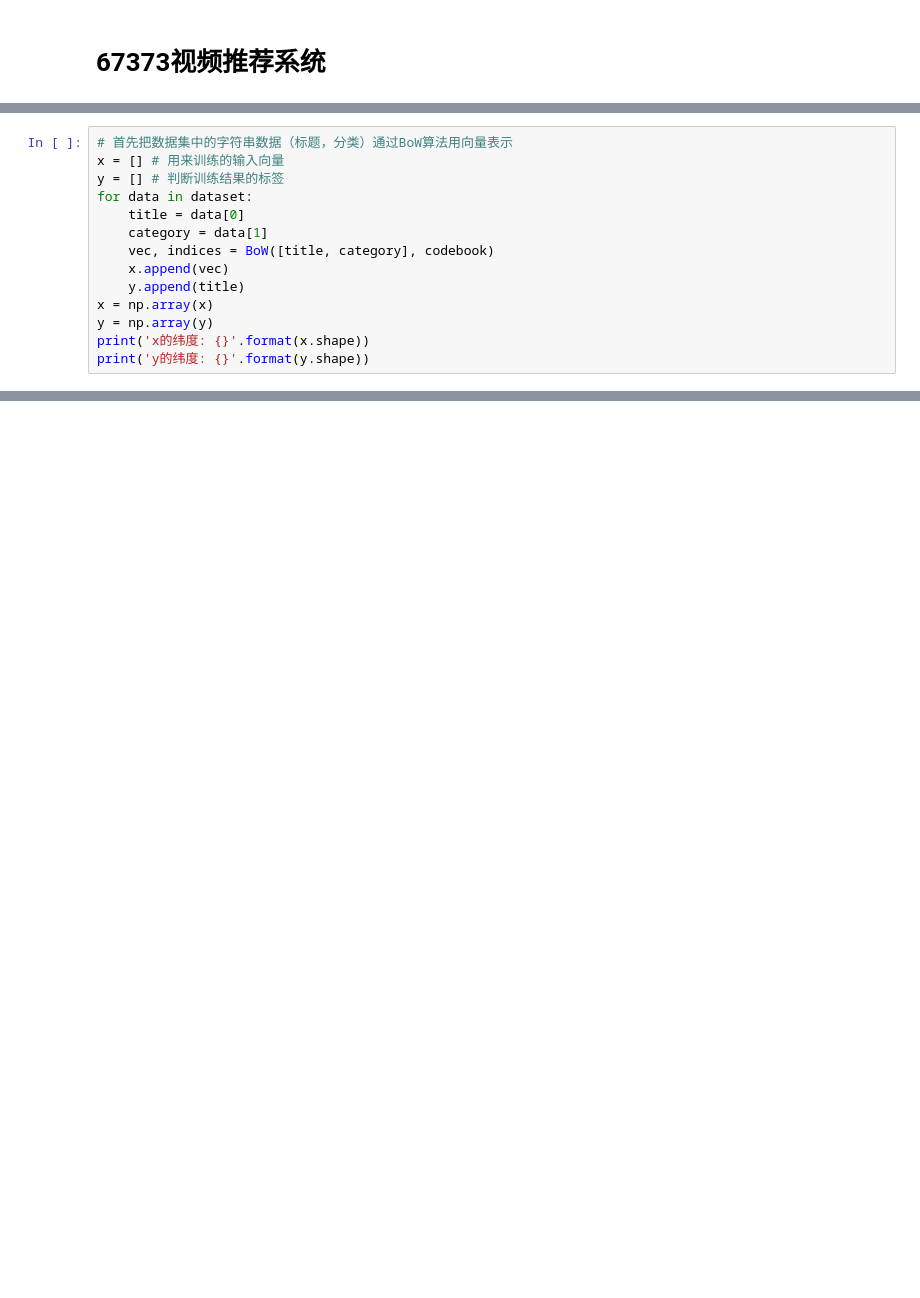
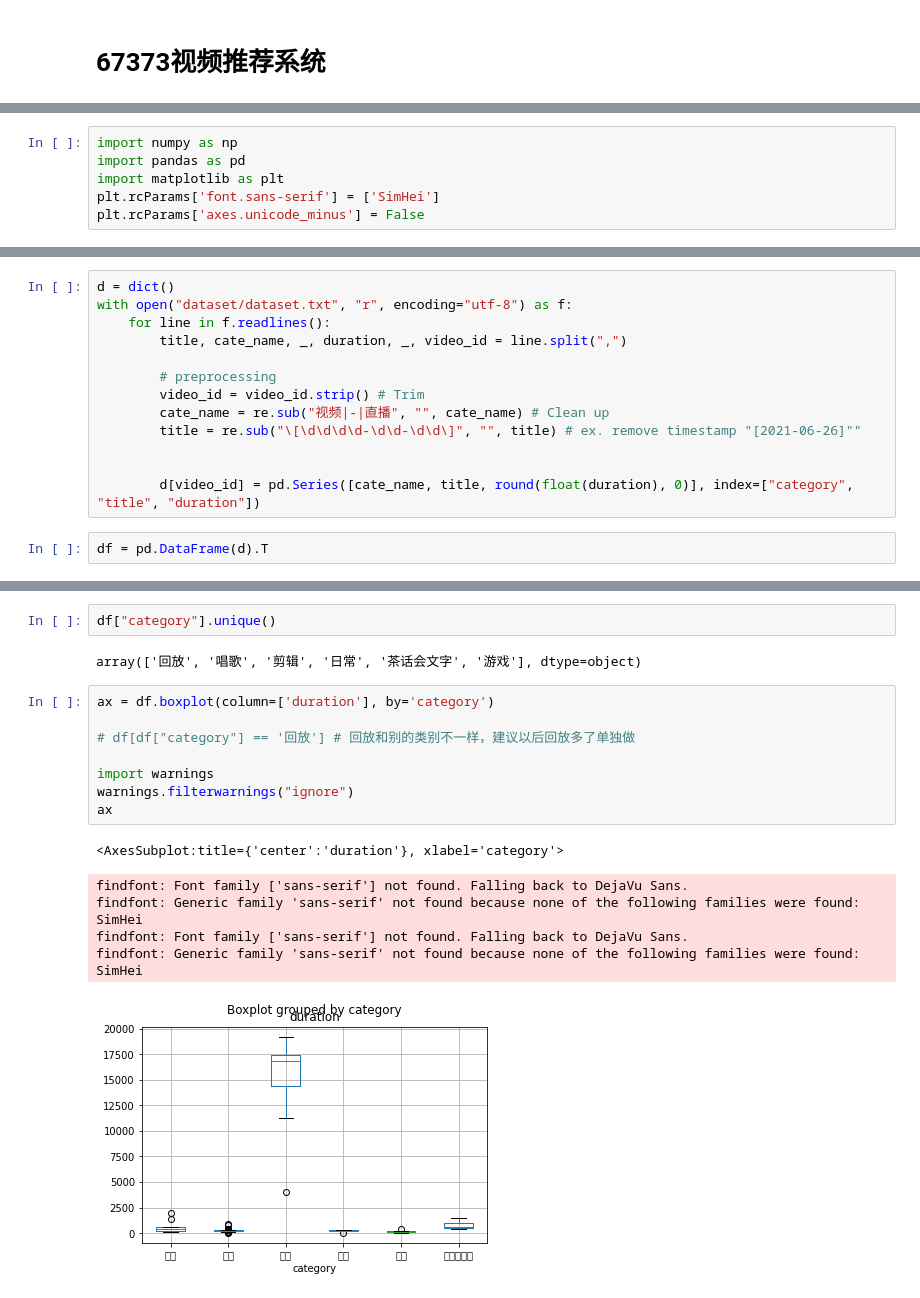
Before and after one commit to cubricmms/67373-RecommSystem, a Jupyter notebook: main.ipynb, the cells around one changed output, grey strips where cells are left out. Drawn from its saved outputs; the diff is of its cells as text; blank space fills up the shorter version.

```diff
--- a/main.ipynb
+++ b/main.ipynb
@@ -81,14 +2,0 @@ print('索引位置为:\n{}'.format(indices))
-# %%
-# 首先把数据集中的字符串数据（标题，分类）通过BoW算法用向量表示
-x = [] # 用来训练的输入向量
-y = [] # 判断训练结果的标签
-for data in dataset:
-    title = data[0]
-    category = data[1]
-    vec, indices = BoW([title, category], codebook)
-    x.append(vec)
-    y.append(title)
-x = np.array(x)
-y = np.array(y)
-print('x的纬度: {}'.format(x.shape))
-print('y的纬度: {}'.format(y.shape))
@@ -157,0 +5,6 @@ test_results.close()
+# %%
+import numpy as np
+import pandas as pd
+import matplotlib as plt
+plt.rcParams['font.sans-serif'] = ['SimHei']
+plt.rcParams['axes.unicode_minus'] = False
@@ -157,0 +15,15 @@ test_results.close()
+# %%
+d = dict()
+with open("dataset/dataset.txt", "r", encoding="utf-8") as f:
+    for line in f.readlines():
+        title, cate_name, _, duration, _, video_id = line.split(",")
+
+        # preprocessing
+        video_id = video_id.strip() # Trim
+        cate_name = re.sub("视频|-|直播", "", cate_name) # Clean up
+        title = re.sub("\[\d\d\d\d-\d\d-\d\d\]", "", title) # ex. remove timestamp "[2021-06-26]""
+
+
+        d[video_id] = pd.Series([cate_name, title, round(float(duration), 0)], index=["category", "title", "duration"])
+# %%
+df = pd.DataFrame(d).T
@@ -157,0 +36,19 @@ test_results.close()
+# %%
+df["category"].unique()
+# %% [output]
+array(['回放', '唱歌', '剪辑', '日常', '茶话会文字', '游戏'], dtype=object)
+# %%
+ax = df.boxplot(column=['duration'], by='category')
+
+# df[df["category"] == '回放'] # 回放和别的类别不一样，建议以后回放多了单独做
+
+import warnings
+warnings.filterwarnings("ignore")
+ax
+# %% [output]
+<AxesSubplot:title={'center':'duration'}, xlabel='category'>
+findfont: Font family ['sans-serif'] not found. Falling back to DejaVu Sans.
+findfont: Generic family 'sans-serif' not found because none of the following families were found: SimHei
+findfont: Font family ['sans-serif'] not found. Falling back to DejaVu Sans.
+findfont: Generic family 'sans-serif' not found because none of the following families were found: SimHei
+[figure, added]
```
Also changed, not shown: parts of 26 cells of this notebook, 1 other file.
